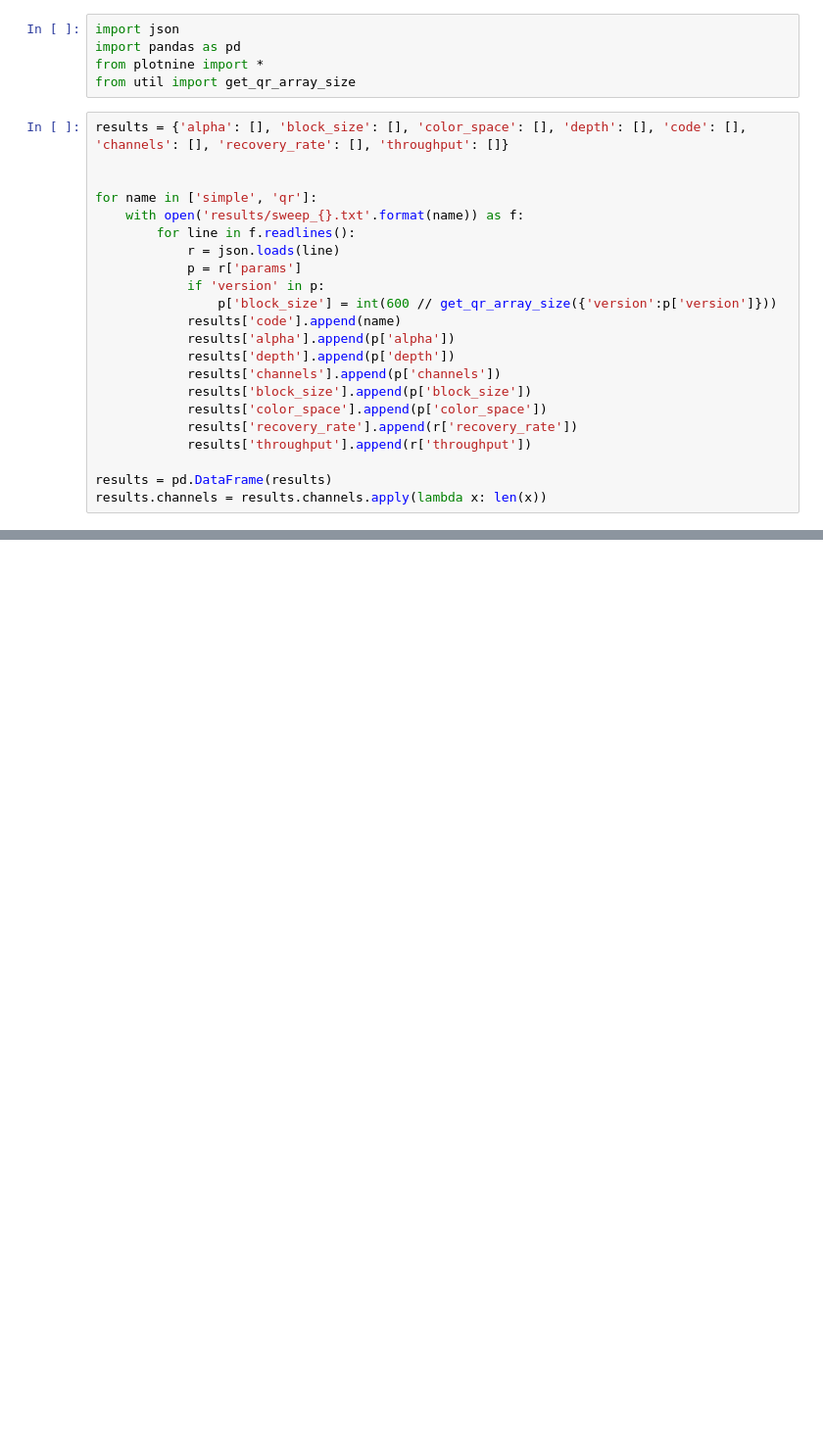
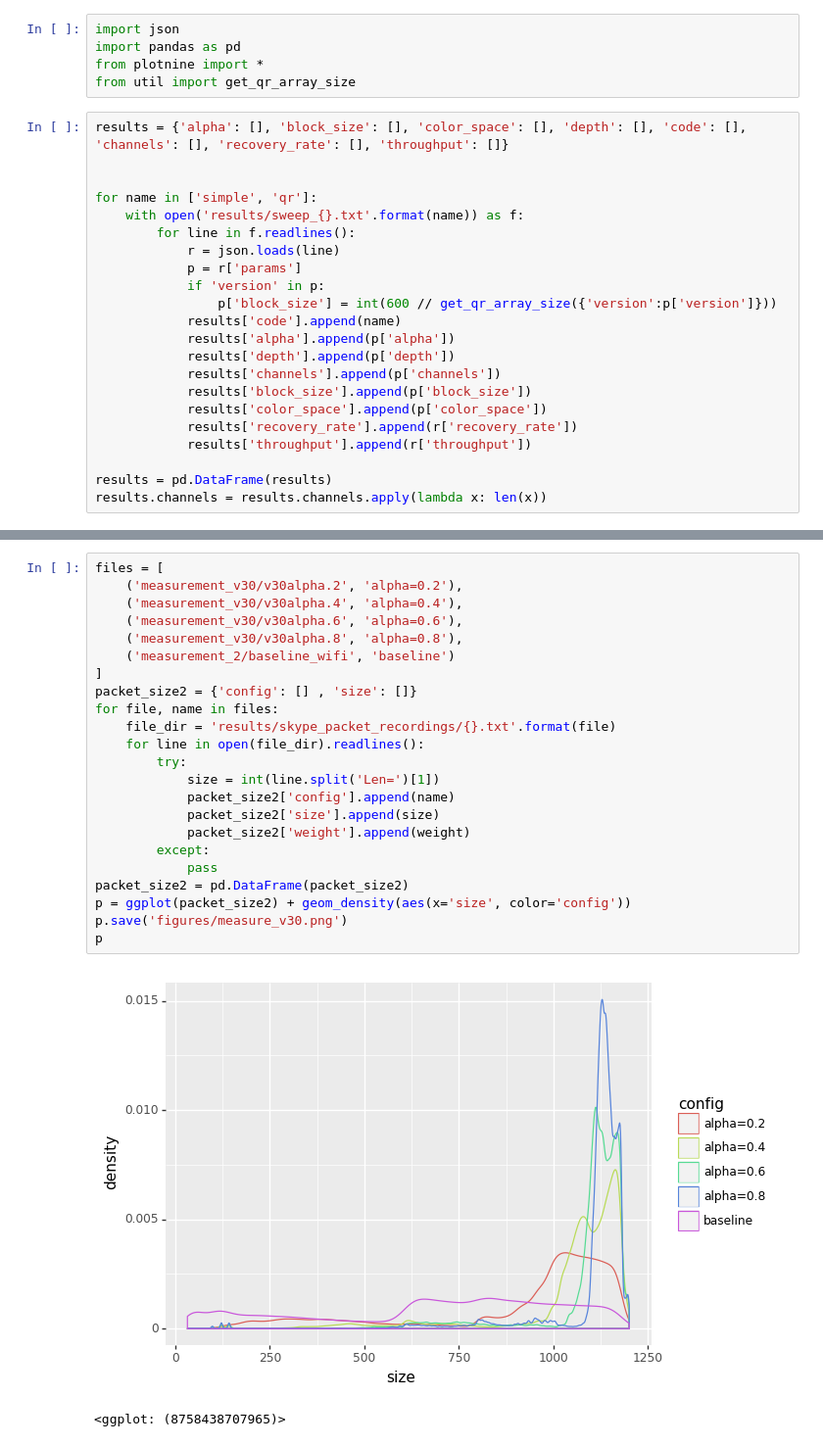
Before and after one commit to ihsgnef/skor, a Jupyter notebook: plots.ipynb, the cells around one changed output, grey strips where cells are left out. Shown at 98% size. Saved outputs shown, nothing was run; the diff lists cells and outputs as text; blank space fills up the shorter version.

```diff
--- a/plots.ipynb
+++ b/plots.ipynb
@@ -127,0 +162,26 @@ ggplot(packet_size1) + geom_density(aes(x='size', color='config'))
+# %%
+files = [
+    ('measurement_v30/v30alpha.2', 'alpha=0.2'),
+    ('measurement_v30/v30alpha.4', 'alpha=0.4'),
+    ('measurement_v30/v30alpha.6', 'alpha=0.6'),
+    ('measurement_v30/v30alpha.8', 'alpha=0.8'),
+    ('measurement_2/baseline_wifi', 'baseline')
+]
+packet_size2 = {'config': [] , 'size': []}
+for file, name in files:
+    file_dir = 'results/skype_packet_recordings/{}.txt'.format(file)
+    for line in open(file_dir).readlines():
+        try:
+            size = int(line.split('Len=')[1])
+            packet_size2['config'].append(name)
+            packet_size2['size'].append(size)
+            packet_size2['weight'].append(weight)
+        except:
+            pass
+packet_size2 = pd.DataFrame(packet_size2)
+p = ggplot(packet_size2) + geom_density(aes(x='size', color='config'))
+p.save('figures/measure_v30.png')
+p
+# %% [output]
+[figure, added]
+<ggplot: (8758438707965)>
```
Also changed, not shown: parts of 10 cells of this notebook, 19 other files.
